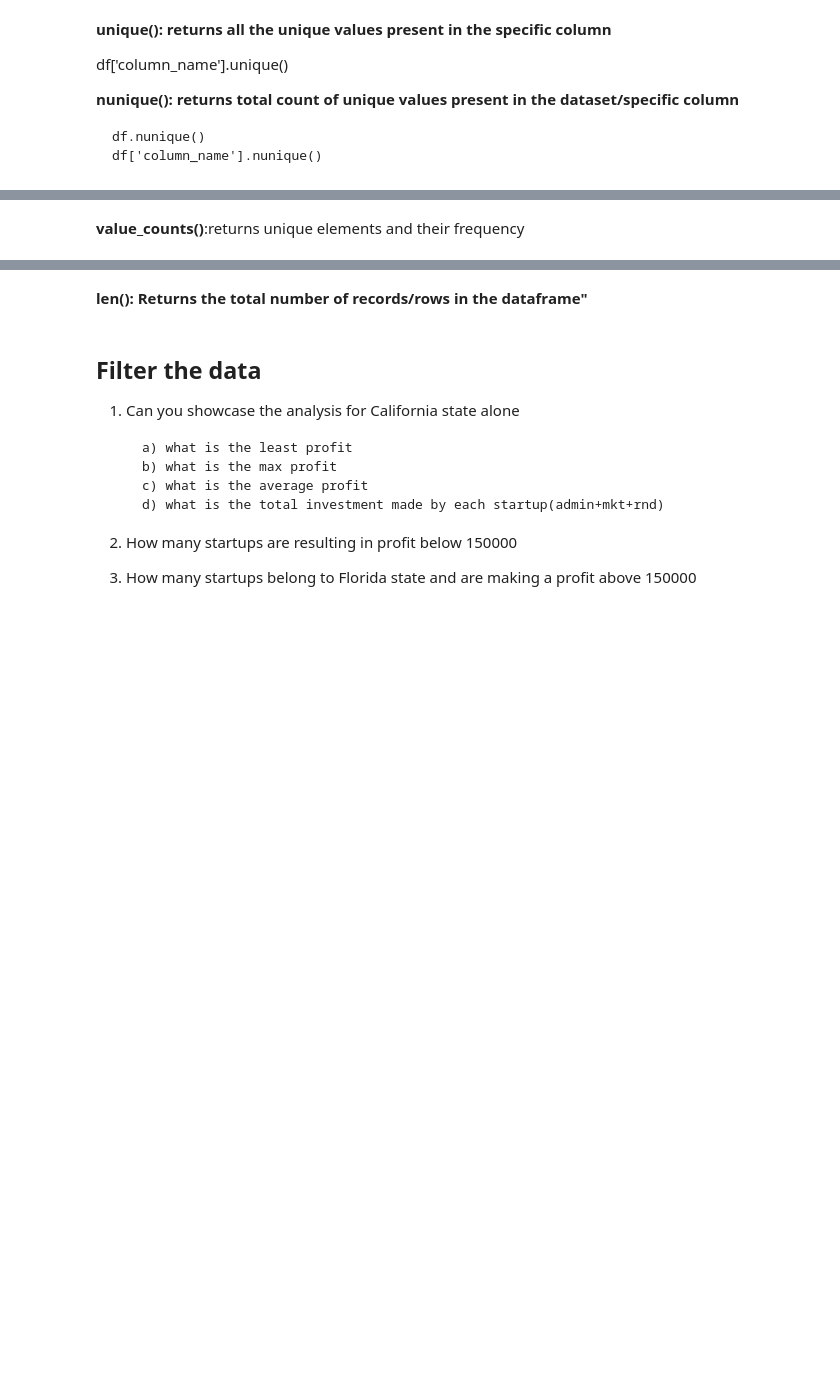
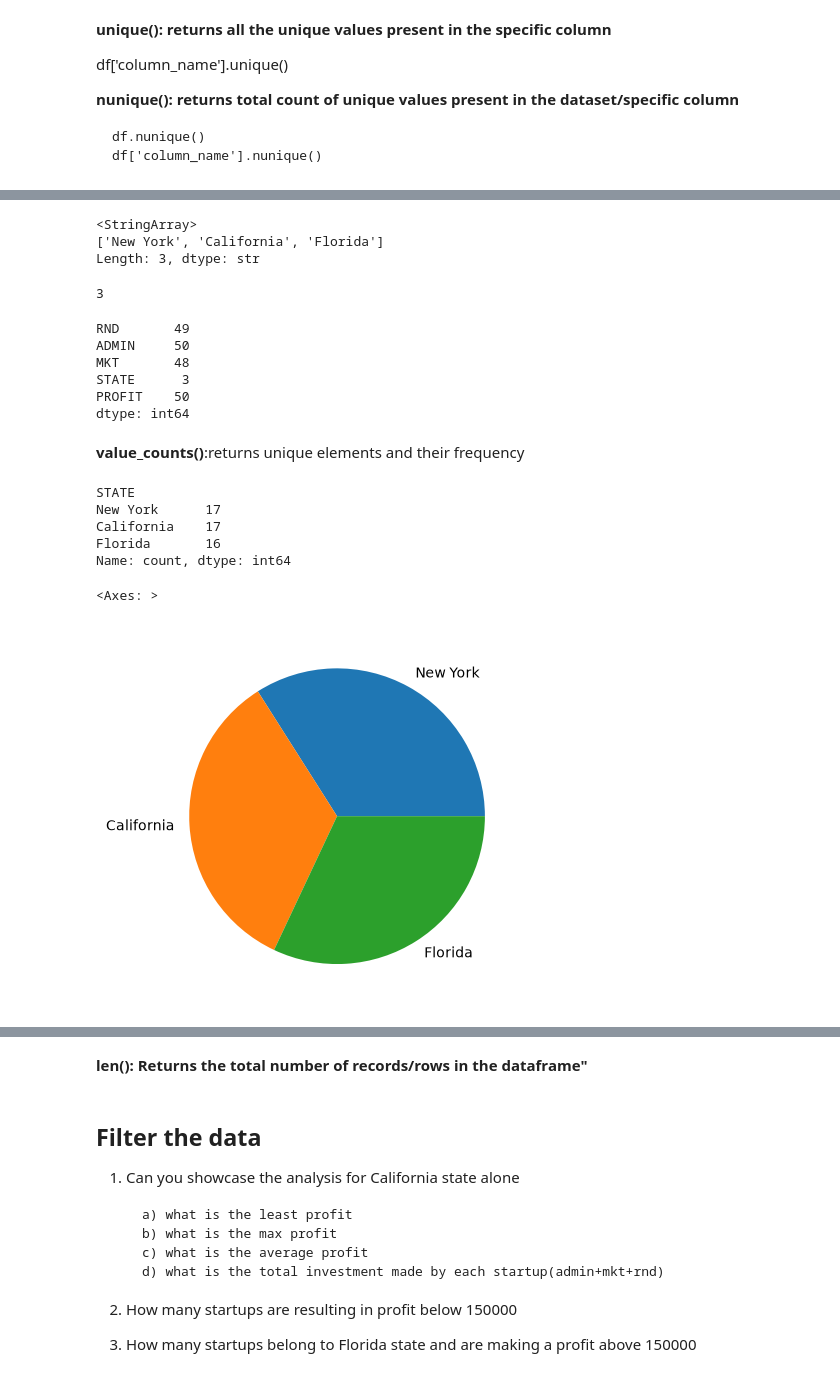
Before and after one commit to ritutripathi06/Demo, a Jupyter notebook: Pandas_180.ipynb, the cells around one changed output, grey strips where cells are left out. Saved outputs shown, nothing was run; the diff lists cells and outputs as text; code cells hidden in the pictures; blank space fills up the shorter version.

Commit message:
pandas,unique, agg, sort, group by

```diff
--- a/Pandas_180.ipynb
+++ b/Pandas_180.ipynb
@@ -272,2 +406,35 @@ df['column_name'].unique()
+# %%
+df["STATE"].unique()
+# %% [output]
+<StringArray>
+['New York', 'California', 'Florida']
+Length: 3, dtype: str
+# %%
+df["STATE"].nunique()
+# %% [output]
+3
+# %%
+# you can also observe unique count of all individual columns
+df.nunique()
+# %% [output]
+RND       49
+ADMIN     50
+MKT       48
+STATE      3
+PROFIT    50
+dtype: int64
 # %% [markdown]
 **value_counts()**:returns unique elements and their frequency
+# %%
+df["STATE"].value_counts()
+# %% [output]
+STATE
+New York      17
+California    17
+Florida       16
+Name: count, dtype: int64
+# %%
+df["STATE"].value_counts().plot(kind="pie")
+# %% [output]
+<Axes: >
+[figure, added]
```
Also changed, not shown: parts of 54 cells of this notebook.
